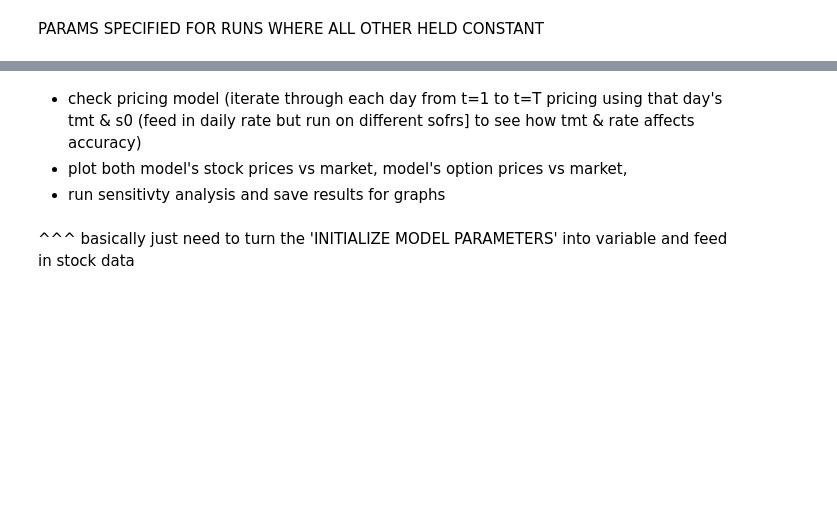
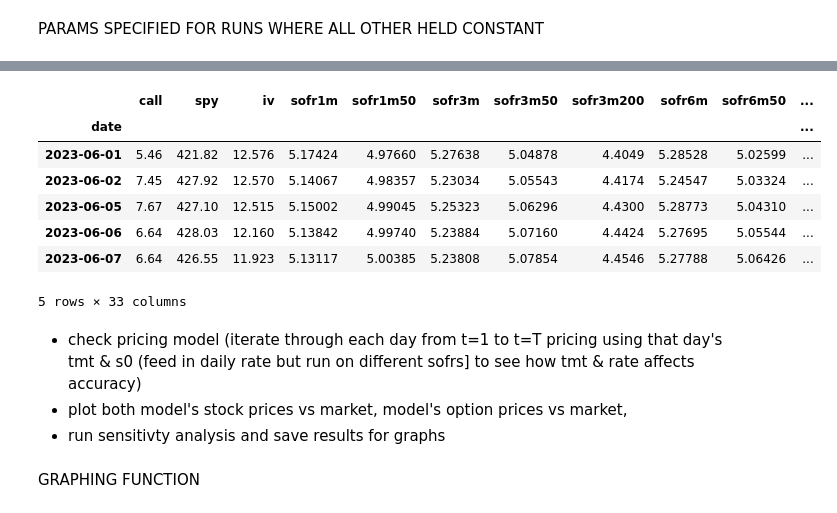
Before and after one commit to drewcarranti/binom_opt_pricing, a Jupyter notebook: pricing/opt_pricing.ipynb, the cells around one changed output, grey strips where cells are left out. Drawn from its saved outputs; the diff is of its cells as text; code cells hidden in the pictures; blank space fills up the shorter version.

```diff
--- a/pricing/opt_pricing.ipynb
+++ b/pricing/opt_pricing.ipynb
@@ -311,0 +413,27 @@ put.set_index('date', inplace=True)
+# %%
+def _pop_price_over_time(calldf, putdf, s0 : float, k : float, n : int, r : float, hvol : float, prec : int, div : dict, ratecols : [str], steps : [int], hist : str, start : str, end : str):
+    for idxdate in calldf.index:
+        datestr = idxdate.strftime('%Y-%m-%d')
+        # stop pricing dat b4 end date
+        if datestr == end:
+            break
+        # get time to maturity
+        bizdays = np.busday_count(np.datetime64(datestr), np.datetime64(end))
+        tmt = bizdays / 252
+        # fill in base price
+        optprice, _, _, _ = binom_rn_pricer(s0=s0, k=k, n=n, t=tmt, r=rate, hvol=hvol, prec=prec, type="call", div=div)
+        calldf.loc[idxdate, 'baseprice'] = optprice
+        optprice, _, _, _ = binom_rn_pricer(s0=s0, k=k, n=n, t=tmt, r=rate, hvol=hvol, prec=prec, type="put", div=div)
+        putdf.loc[idxdate, 'baseprice'] = optprice
+
+        # fill in varied steps prices
+        _pop_varied_steps_prices(calldf, steps, s0, k, tmt, r, hvol, prec, "call", div, datestr)
+        _pop_varied_steps_prices(putdf, steps, s0, k, tmt, r, hvol, prec, "put", div, datestr)
+        # fill in varied rates prices
+        _pop_varied_rates_prices(calldf, ratecols, s0, k, n, tmt, hvol, prec, "call", div, datestr)
+        _pop_varied_rates_prices(putdf, ratecols, s0, k, n, tmt, hvol, prec, "put", div, datestr)
+        # fill in historical vol & ivol varied prices
+        _pop_varied_vol_prices(calldf, hist, start, s0, k, tmt, r, prec, "call", div)
+        _pop_varied_vol_prices(putdf, hist, start, s0, k, tmt, r, prec, "put", div)
+        print(f'{datestr} complete')
+    return calldf, putdf
@@ -317,7 +447,7 @@ hist = '2022-06-01' # 1 year of historical data
 t0 = '2023-06-01' # observation date (i.e, t = 0)
 end = '2023-11-17' # expiration date (i.e, t = n)
 # market params
-rate = call['sofr12m'].loc[datetime(2023, 6, 1, 0, 0)]  # get t = 0 rate
+rate = call['sofr12m'].loc[datetime(2023, 6, 1, 0, 0)]/100  # get t = 0 rate
 histdf = _get_hdata('SPY', hist, end) # get historical data
 hvol = _get_hvol(histdf, hist, t0, prec) # get 1yr historical volatility
 div = {start : 0, "2023-06-16" : 1.64, "2023-09-15" : 1.58} # use ex-dividend dates
@@ -327,7 +457,5 @@ tdays = np.busday_count(np.datetime64(t0), np.datetime64(end))
 t = tdays / 252 # tmt per annum
 s0 = 421.82 # market price as of 6/1/23
 k = 455 # strike
-n = 5                                           # TODO: decide which n to use
+n = 6 # steps
 prec = 2 # precision
-
-optprice, stockprice, tree, stock = binom_rn_pricer(s0=s0, k=k, n=n, t=t, r=rate, hvol=hvol, prec=prec, type=type, div=div)
@@ -455,0 +464,5 @@ ITERATE OVER TMT
+# %%
+steps = [10, 20, 30, 40, 50, 60, 70, 80, 90, 100, 110]
+ratecols = ['sofr12m', 'sofr6m', 'sofr3m', 'sofr1m']
+# %%
+call, put = _pop_price_over_time(call, put, s0, k, n, rate, hvol, prec, div, ratecols, steps, hist, t0, end)
@@ -455,0 +487,11 @@ ITERATE OVER TMT
+# %%
+call.head()
+# %% [output]
+|  | call | spy | iv | sofr1m | sofr1m50 | sofr3m | sofr3m50 | sofr3m200 | sofr6m | sofr6m50 | ... |
+| date |  |  |  |  |  |  |  |  |  |  | ... |
+| 2023-06-01 | 5.46 | 421.82 | 12.576 | 5.17424 | 4.97660 | 5.27638 | 5.04878 | 4.4049 | 5.28528 | 5.02599 | ... |
+| 2023-06-02 | 7.45 | 427.92 | 12.570 | 5.14067 | 4.98357 | 5.23034 | 5.05543 | 4.4174 | 5.24547 | 5.03324 | ... |
+| 2023-06-05 | 7.67 | 427.10 | 12.515 | 5.15002 | 4.99045 | 5.25323 | 5.06296 | 4.4300 | 5.28773 | 5.04310 | ... |
+| 2023-06-06 | 6.64 | 428.03 | 12.160 | 5.13842 | 4.99740 | 5.23884 | 5.07160 | 4.4424 | 5.27695 | 5.05544 | ... |
+| 2023-06-07 | 6.64 | 426.55 | 11.923 | 5.13117 | 5.00385 | 5.23808 | 5.07854 | 4.4546 | 5.27788 | 5.06426 | ... |
+5 rows × 33 columns
@@ -457,5 +502,5 @@ ITERATE OVER TMT
 - check pricing model (iterate through each day from t=1 to t=T pricing using that day's tmt & s0 (feed in daily rate but run on different sofrs] to see how tmt & rate affects accuracy)
 - plot both model's stock prices vs market, model's option prices vs market,
 - run sensitivty analysis and save results for graphs
-# %% [markdown]
-^^^ basically just need to turn the 'INITIALIZE MODEL PARAMETERS' into variable and feed in stock data
+# %% [markdown]
+GRAPHING FUNCTION
```
Also changed, not shown: parts of 41 cells of this notebook, 3 other files.
